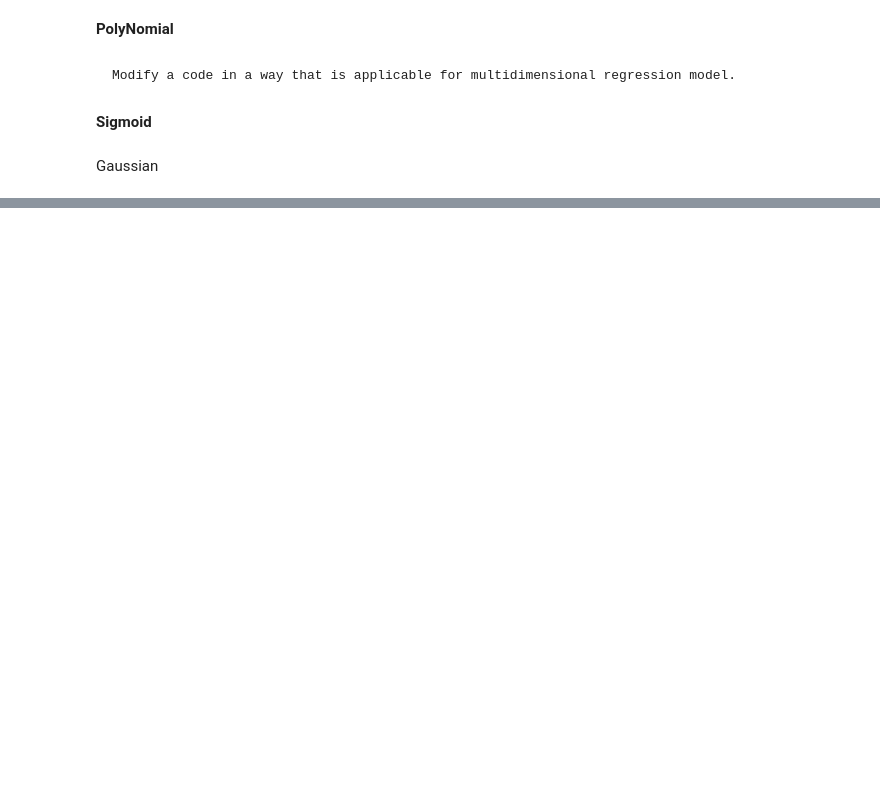
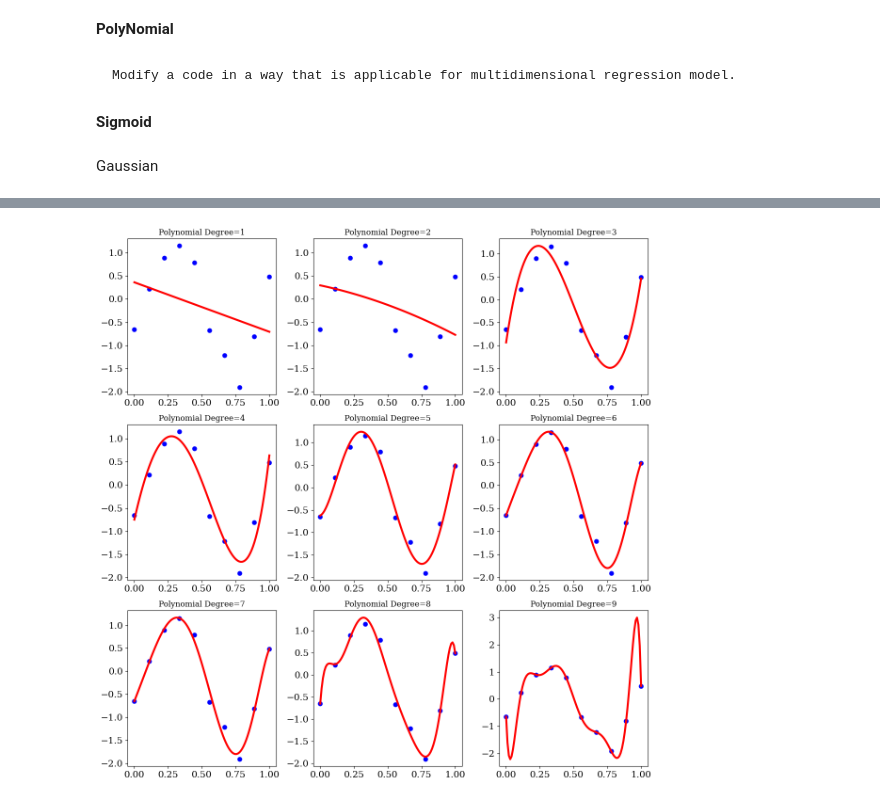
Before and after one commit to ParisaToofani/MurphyBook, a Jupyter notebook: Regression_Base.ipynb, the cells around one changed output, grey strips where cells are left out. Drawn from its saved outputs; the diff is of its cells as text; code cells hidden in the pictures; blank space fills up the shorter version.

Commit message:
1-Added overfitting

```diff
--- a/Regression_Base.ipynb
+++ b/Regression_Base.ipynb
@@ -291,0 +310,12 @@ plot_basis(xtrain, Gaussianbasis, 'Gaussian')
+# %%
+class MultipleRegression(object):
+    def __init__(self, alpha: float=0):
+        self.alpha = alpha # Regularization term
+        self.weight = None # Here, I create a instance for the model output!
+
+    def fit(self, Xtrain:np.array, y:np.array):
+        self.weight = np.linalg.solve(Xtrain.T@Xtrain+self.alpha*np.eye((Xtrain.T@Xtrain).shape[0]), Xtrain.T@y)
+        return self.weight
+
+    def predict(self, Xtest:np.array):
+        return np.dot(Xtest, self.weight)
@@ -291,0 +350,25 @@ plot_basis(xtrain, Gaussianbasis, 'Gaussian')
+# %%
+"""
+Start changing the dimension of the Polynomial regression model,
+to see if overfitting happens or not.
+"""
+fig2 = plt.figure()
+plt.rcParams['figure.figsize'] = (12, 12)
+plt.rcParams["font.family"] = "Serif"
+plt.rcParams['xtick.labelsize']=14
+plt.rcParams['ytick.labelsize']=14
+for deg in range(1, 10):
+    plt.subplot(3,3, deg)
+    Xtraintransform = PolyTransformer(degree=deg).transform(Xnoise)
+    Xtesttransform = PolyTransformer(degree=deg).transform(Xtotal)
+    # Start building the model
+    model = MultipleRegression()
+    model.fit(Xtraintransform, Ynoise)
+    Ypredict = model.predict(Xtesttransform)
+    plt.title("Polynomial Degree=%d" %deg)
+    plt.scatter(Xnoise, Ynoise, c="blue", s=40, label = 'Observed Data')
+    plt.plot(Xtotal, Ypredict, 'r', linewidth=3, label = 'Predicted')
+    plt.tight_layout()
+plt.savefig("PolynomialRegressionDifferentDegree.png", dpi=300)
+# %% [output]
+[figure, added]
```
Also changed, not shown: parts of 6 cells of this notebook, 3 other files.
